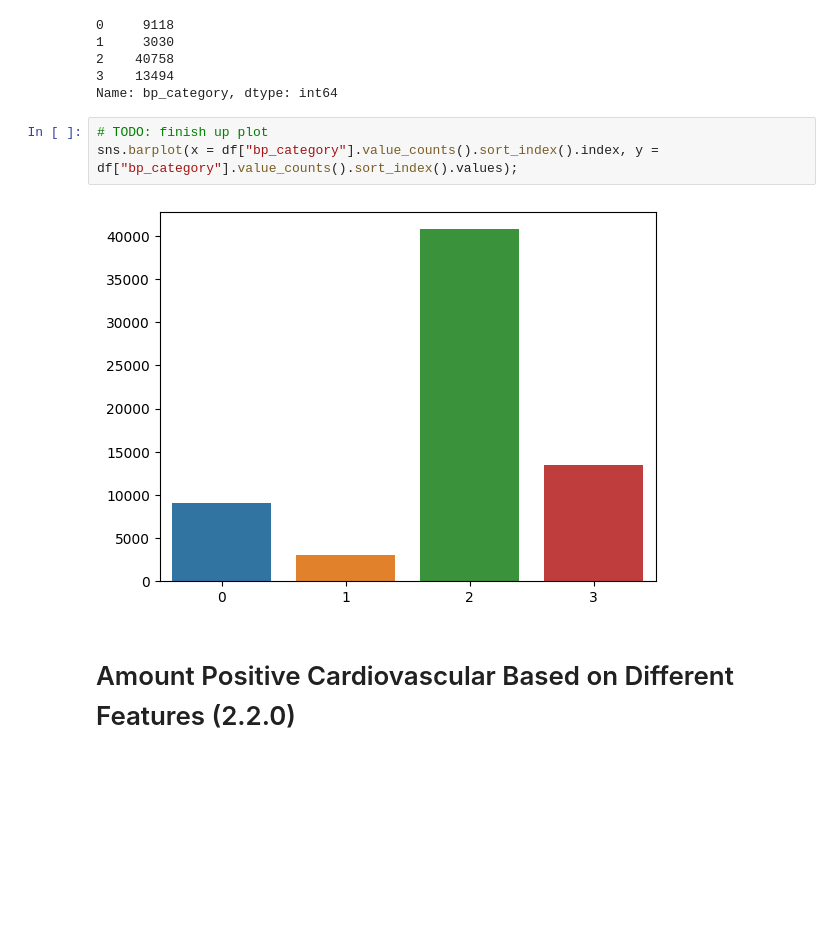
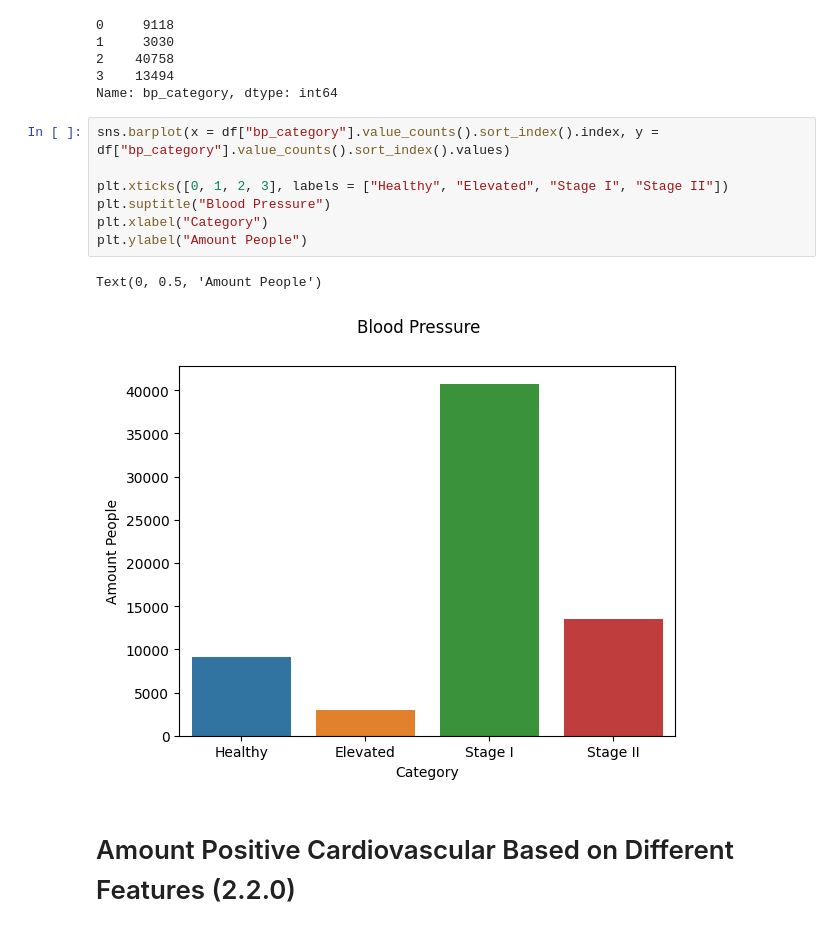
Before and after one commit to Andreas-Svensson/disease_prediction, a Jupyter notebook: data_analysis.ipynb, the cells around one changed output. Cells and saved outputs as stored; diff of their text form; blank space fills up the shorter version.

Commit message:
added titles and labels to blood pressure plot

```diff
--- a/data_analysis.ipynb
+++ b/data_analysis.ipynb
@@ -476,10 +476,15 @@ df["bp_category"].value_counts().sort_index()
 3    13494
 Name: bp_category, dtype: int64
 # %%
-# TODO: finish up plot
-sns.barplot(x = df["bp_category"].value_counts().sort_index().index, y = df["bp_category"].value_counts().sort_index().values);
+sns.barplot(x = df["bp_category"].value_counts().sort_index().index, y = df["bp_category"].value_counts().sort_index().values)
+
+plt.xticks([0, 1, 2, 3], labels = ["Healthy", "Elevated", "Stage I", "Stage II"])
+plt.suptitle("Blood Pressure")
+plt.xlabel("Category")
+plt.ylabel("Amount People")
 # %% [output]
+Text(0, 0.5, 'Amount People')
-[figure, old version]
+[figure, new version]
 # %% [markdown]
 # Amount Positive Cardiovascular Based on Different Features (2.2.0)
 # %%
```
